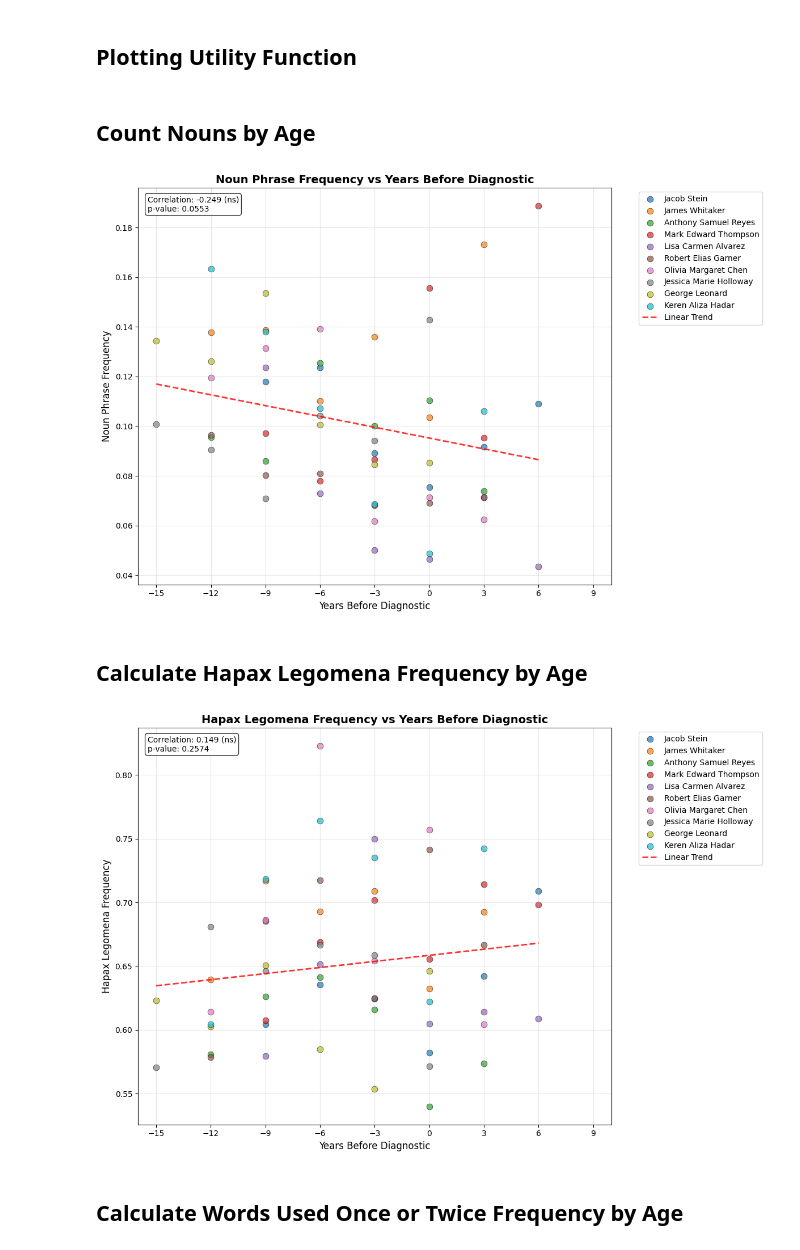
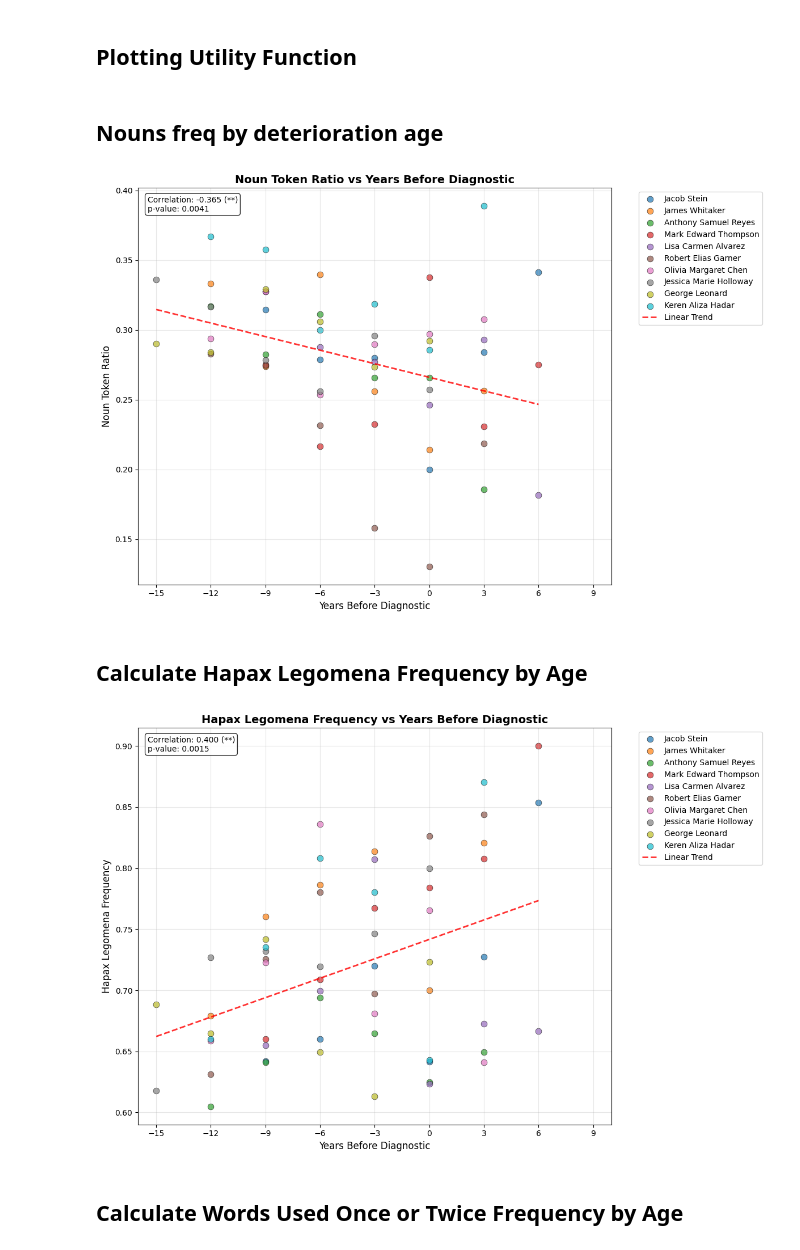
Before and after one commit to NetanelShalev/AD_LongitudinalDataGenerator, a Jupyter notebook: multi_file_analysis.ipynb, the cells around one changed output. Saved outputs shown, nothing was run; the diff lists cells and outputs as text; code cells hidden in the pictures.

Commit message:
v3.2.0 better metrics

```diff
--- a/multi_file_analysis.ipynb
+++ b/multi_file_analysis.ipynb
@@ -223,37 +223,62 @@ def calculate_metric_for_all_stories(story_data, metric_function):
         })
 
     return story_metrics
+# %%
+# Helper utilities for linguistic metrics (step 1: noun metric refactor)
+from functools import lru_cache
+import string
+
+ALPHA = set(string.ascii_lowercase)
+
+def _clean_tokens(text):
+    """Lowercase, tokenize, keep only purely alphabetic tokens."""
+    tokens = [t.lower() for t in word_tokenize(text)]
+    return [t for t in tokens if t.isalpha()]
+
+@lru_cache(maxsize=2048)
+def _pos_tags(text):
+    toks = _clean_tokens(text)
+    return nltk.pos_tag(toks) if toks else []
+
+# NOTE: Other metrics will be progressively migrated to use _clean_tokens / _pos_tags.
 # %% [markdown]
-## Count Nouns by Age
+## Nouns freq by deterioration age
 # %%
 def nouns_freq_in_text(text):
-    """Count the number of noun phrases in the given text."""
-    blob = TextBlob(text)
-    tokens = word_tokenize(text)
-    if not tokens:
-        return 0
-    return len(blob.noun_phrases) / len(tokens)
+    """Return noun token ratio: proportion of noun POS tokens among cleaned tokens.
+    Noun tags counted: NN, NNS, NNP, NNPS.
+    Returns 0.0 if no lexical tokens present.
+    """
+    tags = _pos_tags(text)
+    if not tags:
+        return 0.0
+    noun_tags = {"NN", "NNS", "NNP", "NNPS"}
+    noun_count = sum(1 for _, tag in tags if tag in noun_tags)
+    return noun_count / len(tags)
 
-# Plot noun frequency scatter plot
-plot_scatter_with_regression(all_story_data, nouns_freq_in_text, "Noun Phrase Frequency")
+# Plot noun token ratio scatter plot
+plot_scatter_with_regression(all_story_data, nouns_freq_in_text, "Noun Token Ratio")
 # %% [output]
-[figure, old version]
+[figure, new version]
 # %% [markdown]
 ## Calculate Hapax Legomena Frequency by Age
 # %%
 def word_used_once_frequency(text):
-    """Calculate the frequency of words used only once in the text."""
-    tokens = word_tokenize(text)
+    """Hapax legomena ratio: proportion of token types occurring exactly once among cleaned tokens.
+    Uses lowercase alphabetic tokens via _clean_tokens.
+    Returns 0.0 if no valid tokens.
+    """
+    tokens = _clean_tokens(text)
     if not tokens:
-        return 0
-    word_freq = nltk.FreqDist(tokens)
-    once_count = sum(1 for _, count in word_freq.items() if count == 1)
-    return once_count / len(tokens)
+        return 0.0
+    freq = nltk.FreqDist(tokens)
+    hapax_count = sum(1 for c in freq.values() if c == 1)
+    return hapax_count / len(tokens)
 
 # Plot hapax legomena frequency scatter plot
 plot_scatter_with_regression(all_story_data, word_used_once_frequency, "Hapax Legomena Frequency")
 # %% [output]
-[figure, old version]
+[figure, new version]
 # %% [markdown]
 ## Calculate Words Used Once or Twice Frequency by Age
 # %%
```
Also changed, not shown: parts of 8 cells of this notebook.
